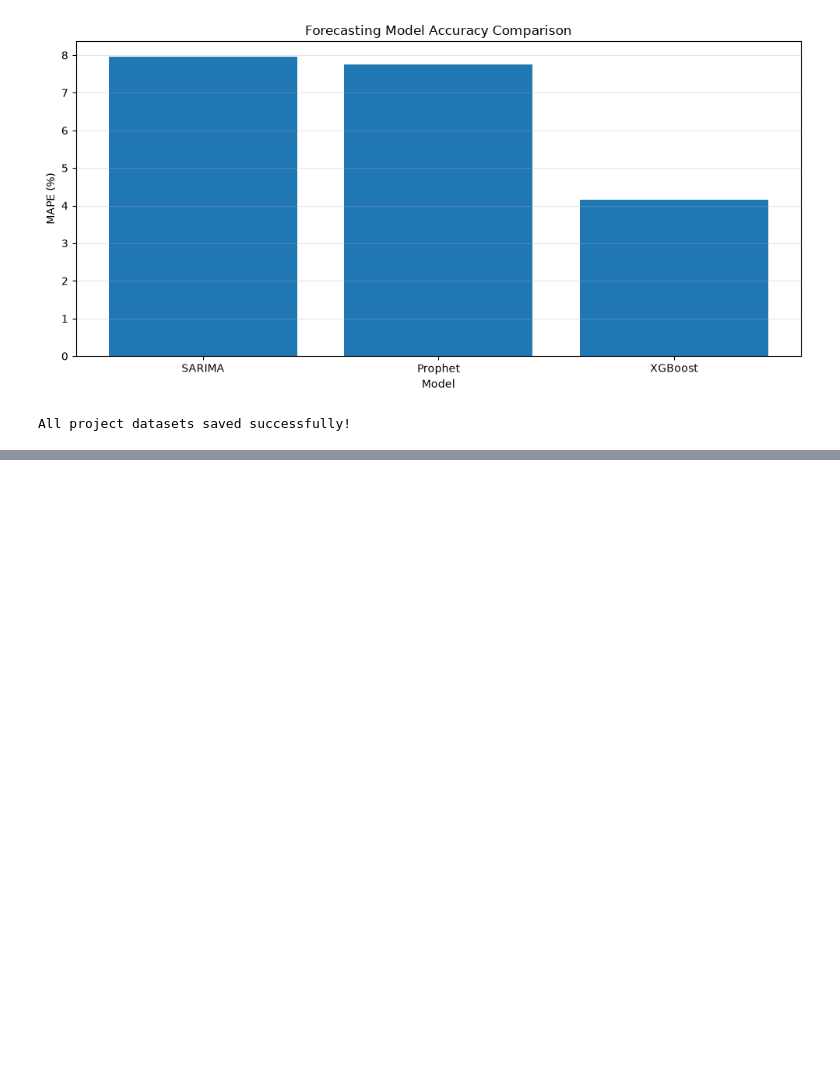
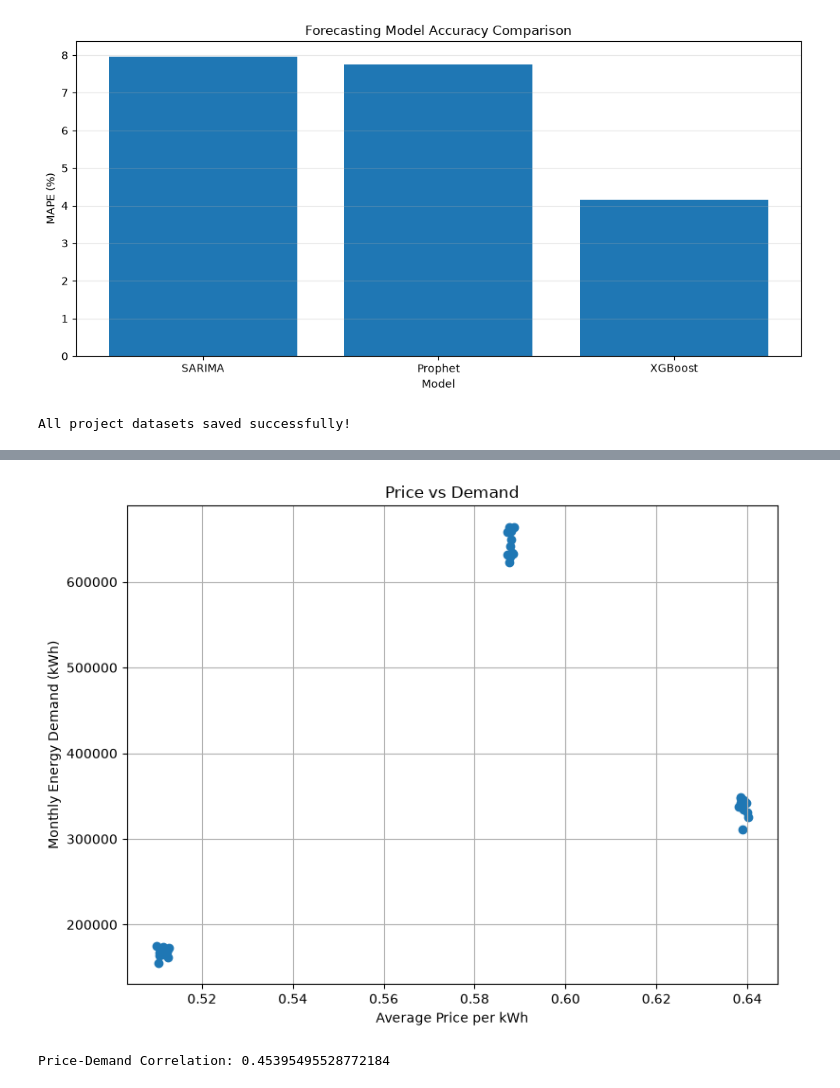
Before and after one commit to analyticsbyps/EV-Demand-Forecasting, a Jupyter notebook: EV_Demand_Forecasting_Analysis.ipynb, the cells around one changed output, grey strips where cells are left out. Saved outputs shown, nothing was run; the diff lists cells and outputs as text; code cells hidden in the pictures; blank space fills up the shorter version.

```diff
--- a/EV_Demand_Forecasting_Analysis.ipynb
+++ b/EV_Demand_Forecasting_Analysis.ipynb
@@ -1122,0 +1196,19 @@ All project datasets saved successfully!
+# %%
+plt.figure(figsize=(8, 6))
+
+plt.scatter(monthly_data['avg_price'], monthly_data['demand'])
+
+plt.title('Price vs Demand')
+plt.xlabel('Average Price per kWh')
+plt.ylabel('Monthly Energy Demand (kWh)')
+plt.grid(True)
+plt.tight_layout()
+plt.show()
+# %% [output]
+[figure, added]
+# %%
+price_demand_corr = monthly_data['avg_price'].corr(monthly_data['demand'])
+
+print("Price-Demand Correlation:", price_demand_corr)
+# %% [output]
+Price-Demand Correlation: 0.45395495528772184
```
Also changed, not shown: parts of 24 cells of this notebook.
